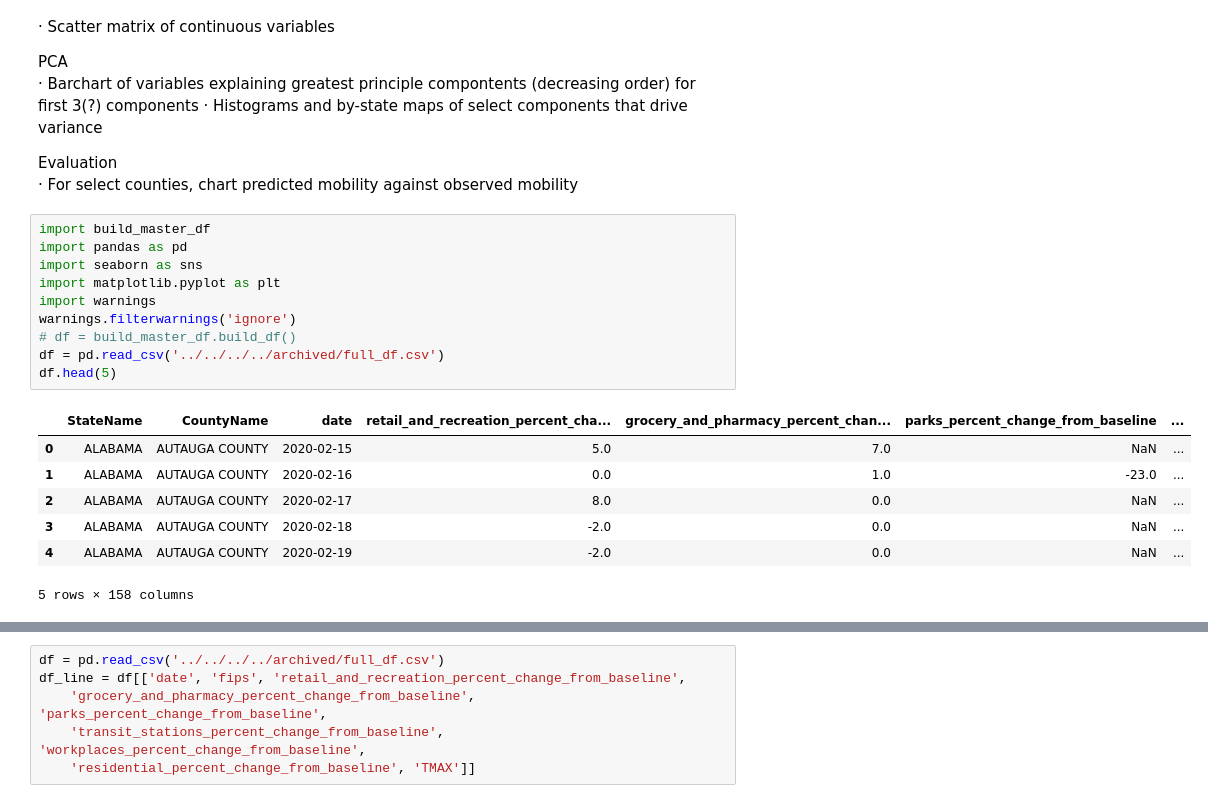
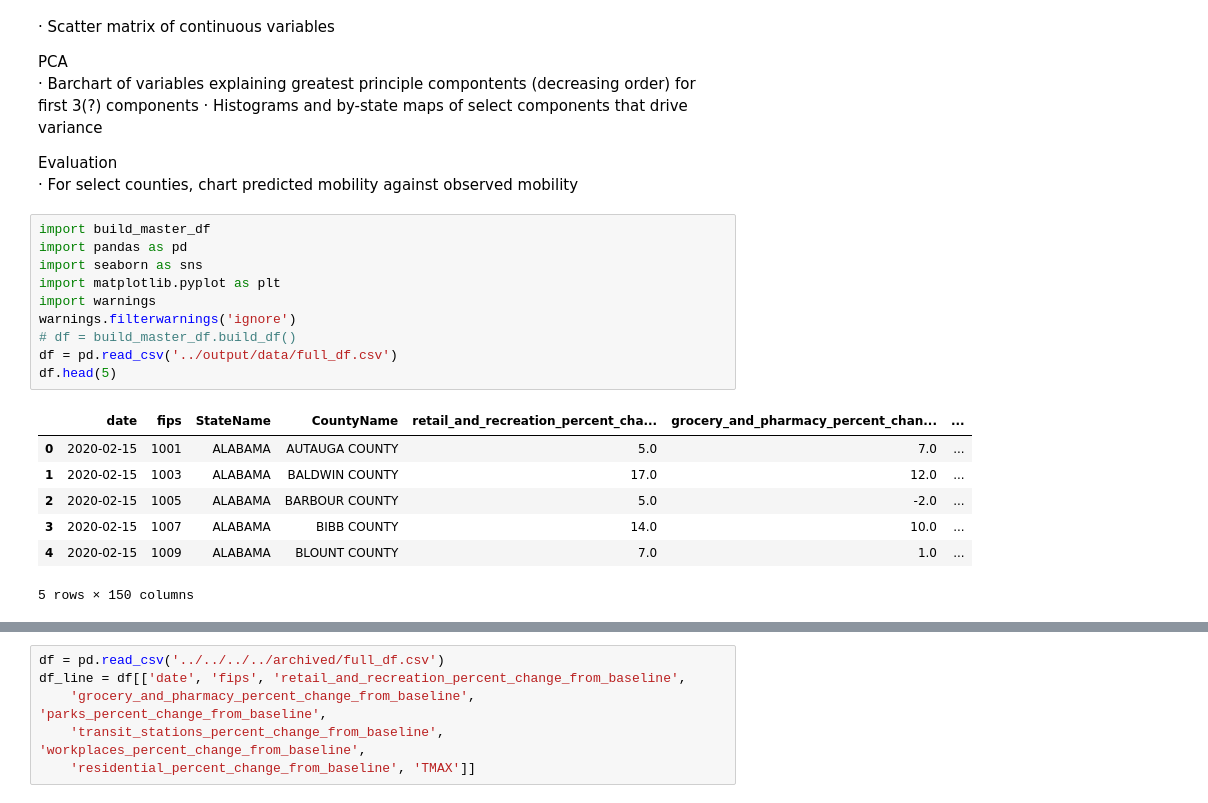
Before and after one commit to LittleAhn/covid19-ml-project, a Jupyter notebook: scripts/building_graphs.ipynb, the cells around one changed output, grey strips where cells are left out. Drawn from its saved outputs; the diff is of its cells as text.

```diff
--- a/scripts/building_graphs.ipynb
+++ b/scripts/building_graphs.ipynb
@@ -16,21 +16,21 @@ Evaluation
 # %%
 import build_master_df
 import pandas as pd
 import seaborn as sns
 import matplotlib.pyplot as plt
 import warnings
 warnings.filterwarnings('ignore')
 # df = build_master_df.build_df()
-df = pd.read_csv('../../../../archived/full_df.csv')
+df = pd.read_csv('../output/data/full_df.csv')
 df.head(5)
 # %% [output]
-|  | StateName | CountyName | date | retail_and_recreation_percent_cha... | grocery_and_pharmacy_percent_chan... | parks_percent_change_from_baseline | ... |
-| 0 | ALABAMA | AUTAUGA COUNTY | 2020-02-15 | 5.0 | 7.0 | NaN | ... |
-| 1 | ALABAMA | AUTAUGA COUNTY | 2020-02-16 | 0.0 | 1.0 | -23.0 | ... |
-| 2 | ALABAMA | AUTAUGA COUNTY | 2020-02-17 | 8.0 | 0.0 | NaN | ... |
-| 3 | ALABAMA | AUTAUGA COUNTY | 2020-02-18 | -2.0 | 0.0 | NaN | ... |
-| 4 | ALABAMA | AUTAUGA COUNTY | 2020-02-19 | -2.0 | 0.0 | NaN | ... |
+|  | date | fips | StateName | CountyName | retail_and_recreation_percent_cha... | grocery_and_pharmacy_percent_chan... | ... |
+| 0 | 2020-02-15 | 1001 | ALABAMA | AUTAUGA COUNTY | 5.0 | 7.0 | ... |
+| 1 | 2020-02-15 | 1003 | ALABAMA | BALDWIN COUNTY | 17.0 | 12.0 | ... |
+| 2 | 2020-02-15 | 1005 | ALABAMA | BARBOUR COUNTY | 5.0 | -2.0 | ... |
+| 3 | 2020-02-15 | 1007 | ALABAMA | BIBB COUNTY | 14.0 | 10.0 | ... |
+| 4 | 2020-02-15 | 1009 | ALABAMA | BLOUNT COUNTY | 7.0 | 1.0 | ... |
-5 rows × 158 columns
+5 rows × 150 columns
 # %%
 sns.set(rc={'figure.figsize':(12, 5)})
 Missing_by_Target = df[[c for c in df.columns if c.endswith('baseline')]].isnull().sum() / df.shape[0] * 100
```
Also changed, not shown: parts of 9 cells of this notebook, 12 other files.
